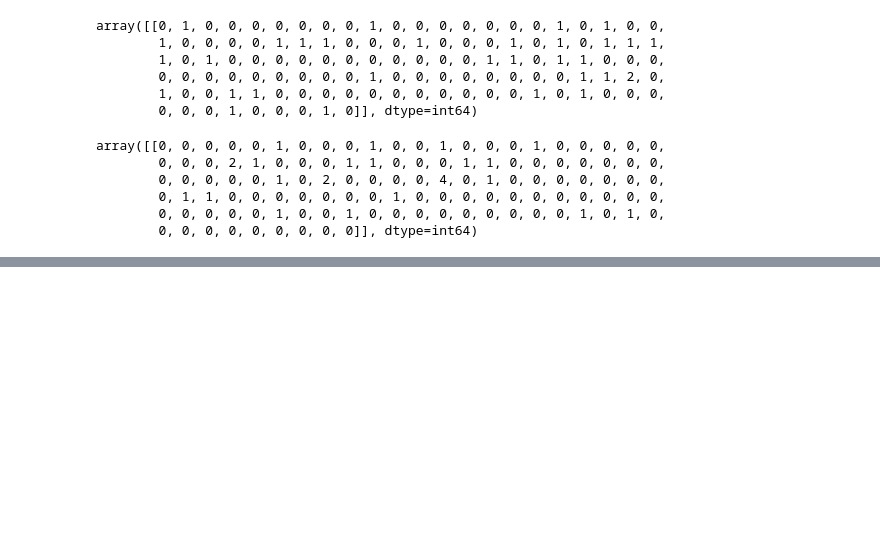
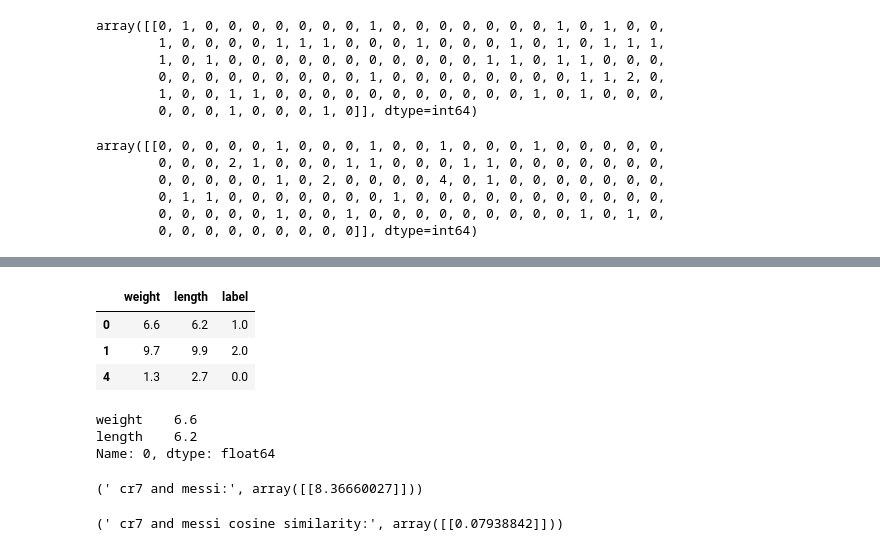
Before and after one commit to Koushikl0l/data-science, a Jupyter notebook: cosine_similarity.ipynb, the cells around one changed output, grey strips where cells are left out. Cells and saved outputs as stored; diff of their text form; code cells hidden in the pictures; blank space fills up the shorter version.

```diff
--- a/cosine_similarity.ipynb
+++ b/cosine_similarity.ipynb
@@ -110,0 +156,13 @@ array([[0, 0, 0, 0, 0, 1, 0, 0, 0, 1, 0, 0, 1, 0, 0, 0, 1, 0, 0, 0, 0, 0,
+# %%
+df_2
+# %% [output]
+|  | weight | length | label |
+| 0 | 6.6 | 6.2 | 1.0 |
+| 1 | 9.7 | 9.9 | 2.0 |
+| 4 | 1.3 | 2.7 | 0.0 |
+# %%
+df_2.iloc[0][0:-1]
+# %% [output]
+weight    6.6
+length    6.2
+Name: 0, dtype: float64
@@ -110,0 +171,8 @@ array([[0, 0, 0, 0, 0, 1, 0, 0, 0, 1, 0, 0, 1, 0, 0, 0, 1, 0, 0, 0, 0, 0,
+# %%
+print(" cr7 and messi euclidean_distances:", euclidean_distances(X[0:1],X[1:2]))
+# %% [output]
+(' cr7 and messi:', array([[8.36660027]]))
+# %%
+print(" cr7 and messi cosine similarity:", cosine_similarity(X[0:1],X[1:2]))
+# %% [output]
+(' cr7 and messi cosine similarity:', array([[0.07938842]]))
```
Also changed, not shown: parts of 11 cells of this notebook, 3 other files.
